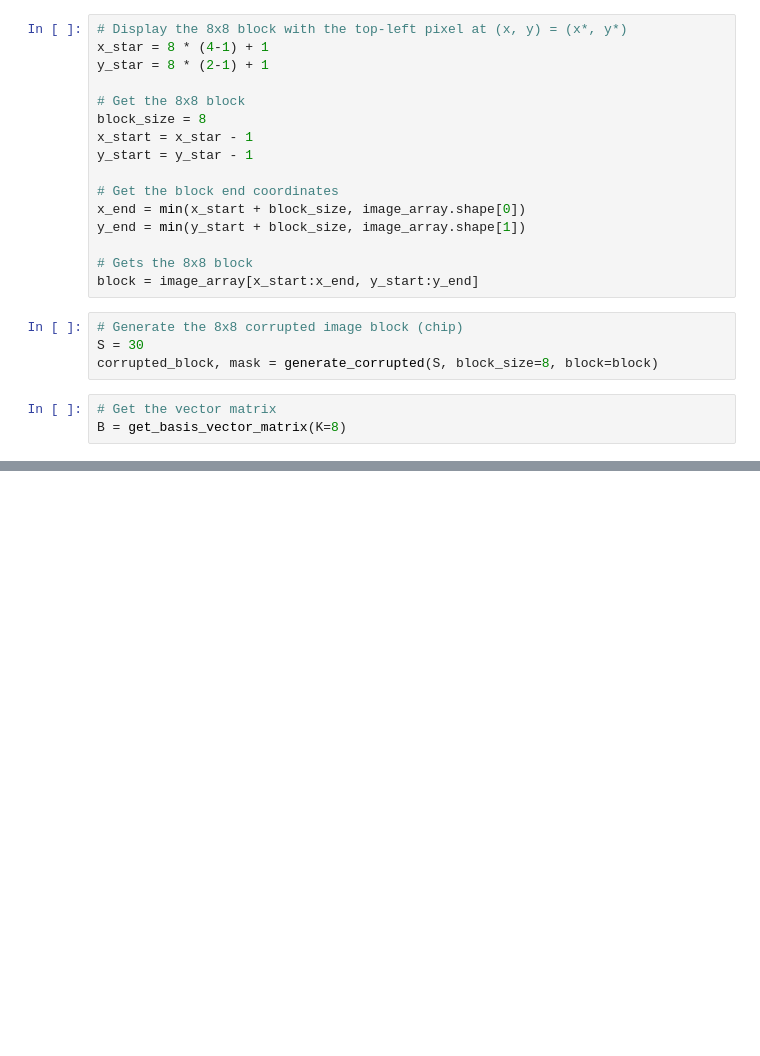
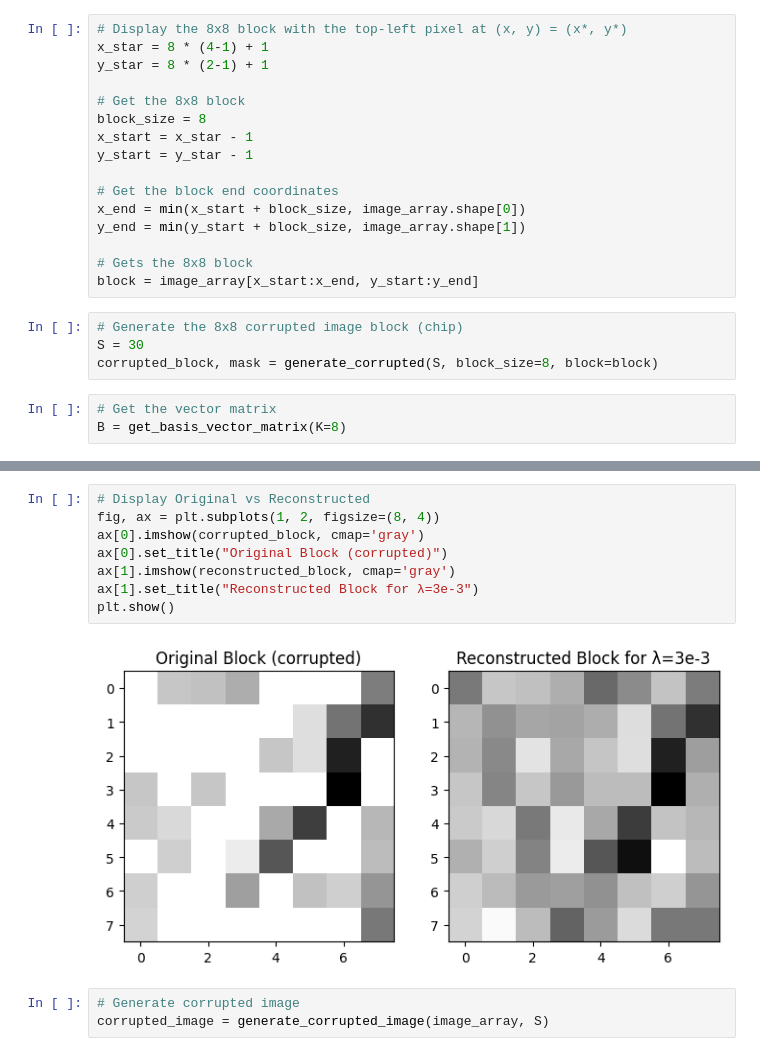
Before and after one commit to rngtang/image-recovery, a Jupyter notebook: checkpoint2/cross-validation.ipynb, the cells around one changed output, grey strips where cells are left out. Cells and saved outputs as stored; diff of their text form; blank space fills up the shorter version.

```diff
--- a/checkpoint2/cross-validation.ipynb
+++ b/checkpoint2/cross-validation.ipynb
@@ -257,0 +356,13 @@ cross_validation_random(S, 30, corrupted_block, B)
+# %%
+# Display Original vs Reconstructed
+fig, ax = plt.subplots(1, 2, figsize=(8, 4))
+ax[0].imshow(corrupted_block, cmap='gray')
+ax[0].set_title("Original Block (corrupted)")
+ax[1].imshow(reconstructed_block, cmap='gray')
+ax[1].set_title("Reconstructed Block for λ=3e-3")
+plt.show()
+# %% [output]
+[figure, added]
+# %%
+# Generate corrupted image
+corrupted_image = generate_corrupted_image(image_array, S)
```
Also changed, not shown: parts of 12 cells of this notebook.
